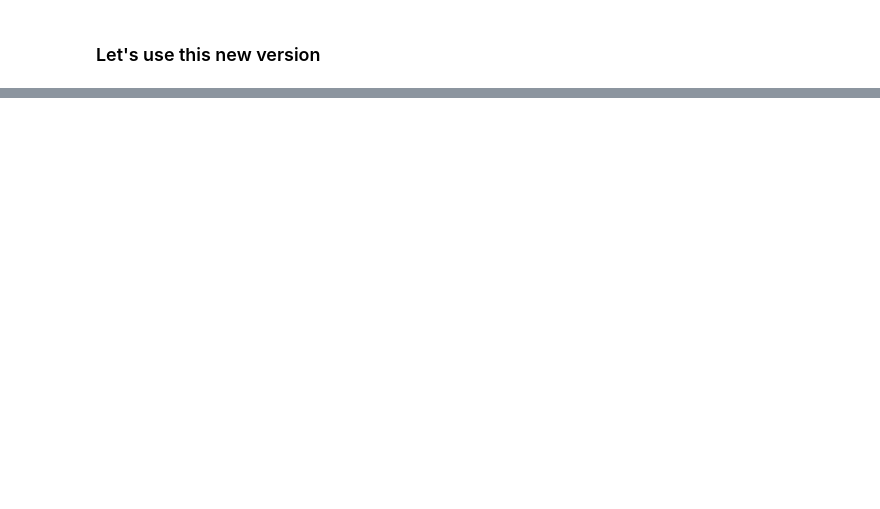
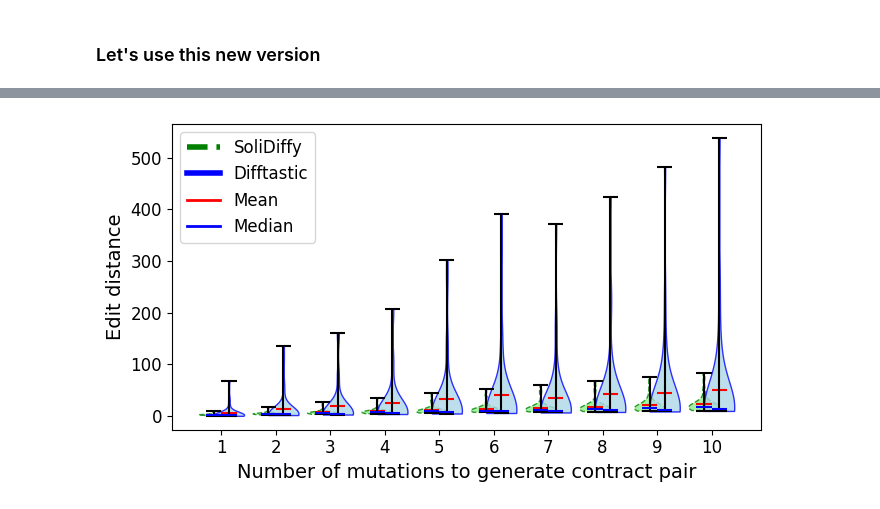
Before and after one commit to mojtaba-eshghie/SoliDiffy, a Jupyter notebook: scripts/results/analysis-new.ipynb, the cells around one changed output, grey strips where cells are left out. Saved outputs shown, nothing was run; the diff lists cells and outputs as text; code cells hidden in the pictures; blank space fills up the shorter version.

```diff
--- a/scripts/results/analysis-new.ipynb
+++ b/scripts/results/analysis-new.ipynb
@@ -1857,0 +2419,92 @@ plt.show()
+# %%
+import matplotlib.pyplot as plt
+import numpy as np
+from matplotlib.lines import Line2D
+
+# Simulate your combined values for SoliDiffy and Difftastic (replace these with your actual data)
+solidiffy_values = solidiffy_mut_res_combined['combined_list']
+difftastic_values = difftastic_mut_res_combined['combined_list']
+
+# Prepare the data
+all_data = []
+for i in range(10):
+    all_data.append(solidiffy_values[i])
+    all_data.append(difftastic_values[i])
+
+# Create the plot with size adjusted for a double-column ACM format
+fig, ax = plt.subplots(figsize=(6.97, 4.0))  # Width set to 6.97 inches (double column), height adjusted
+
+# Create positions for the pairs of violin plots
+# positions = []
+# for i in range(10):
+#     positions.append(2 * i + 1)  # Position for SoliDiffy
+#     positions.append(2 * i + 1.5)  # Position for Difftastic (closer to SoliDiffy)
+
+positions = []
+for i in range(10):
+    positions.append(1.8 * i)  # Position for SoliDiffy
+    positions.append(1.8 * i + 0.5)  # Position for Difftastic (closer to SoliDiffy)
+
+# Create labels for each pair
+labels = []
+for i in range(10):
+    labels.append(f'SoliDiffy {i+1}')
+    labels.append(f'Difftastic {i+1}')
+
+# Plot the violin plots with custom colors
+parts = ax.violinplot(all_data, positions=positions, showmeans=True, showmedians=True, widths=1)
+
+# Customize colors for the violins and make them less transparent by increasing alpha
+colors = ['lightgreen', 'lightblue']
+for i in range(10):
+    parts['bodies'][2 * i].set_facecolor(colors[0])  # SoliDiffy (lightgreen)
+    parts['bodies'][2 * i].set_alpha(0.8)  # Increase opacity for SoliDiffy
+    parts['bodies'][2 * i + 1].set_facecolor(colors[1])  # Difftastic (lightblue)
+    parts['bodies'][2 * i + 1].set_alpha(0.8)  # Increase opacity for Difftastic
+
+# Add dashes around Difftastic
+for i in range(1, 20, 2):
+    parts['bodies'][i].set_edgecolor('blue')
+    parts['bodies'][i].set_linestyle('-')
+
+for i in range(0, 20, 2):
+    parts['bodies'][i].set_edgecolor('green')
+    parts['bodies'][i].set_linestyle('--')
+
+# Set mean and median lines with different colors
+mean_color = 'red'  # Color for mean
+median_color = 'blue'  # Color for median
+
+for partname in ('cbars', 'cmins', 'cmaxes'):
+    vp = parts[partname]
+    vp.set_edgecolor('black')  # Set the color for cmin, cmax, cbar lines
+
+# Customize mean and median line colors
+parts['cmeans'].set_color(mean_color)  # Mean lines in red
+parts['cmeans'].set_linestyle('-')  # Dashed line style for mean
+parts['cmedians'].set_color(median_color)  # Median lines in blue
+
+# Customize the plot
+#ax.set_xticks([2 * i + 1.25 for i in range(10)])  # Adjust x-tick positions between the violins of each pair
+ax.set_xticks([1.8 * i + 0.25 for i in range(10)])  # Adjust x-tick positions between the violins of each pair
+ax.set_xticklabels([f'{i+1}' for i in range(10)], rotation=0, ha='center')
+
+ax.set_ylabel('Edit distance')
+ax.set_xlabel('Number of mutations to generate contract pair')
+
+# Create custom legend entries
+legend_elements = [
+    Line2D([0], [0], color='green', linestyle='--', lw=4, label='SoliDiffy'),
+    Line2D([0], [0], color='blue', linestyle='-', lw=4, label='Difftastic'),
+    Line2D([0], [0], color='red', lw=2, label='Mean'),
+    Line2D([0], [0], color='blue', lw=2, label='Median')
+]
+
+# Add the legend to the plot
+ax.legend(handles=legend_elements, loc='upper left')
+
+# Show the plot
+plt.tight_layout()
+plt.show()
+# %% [output]
+[figure, added]
```
Also changed, not shown: parts of 31 cells of this notebook, 20 other files.
